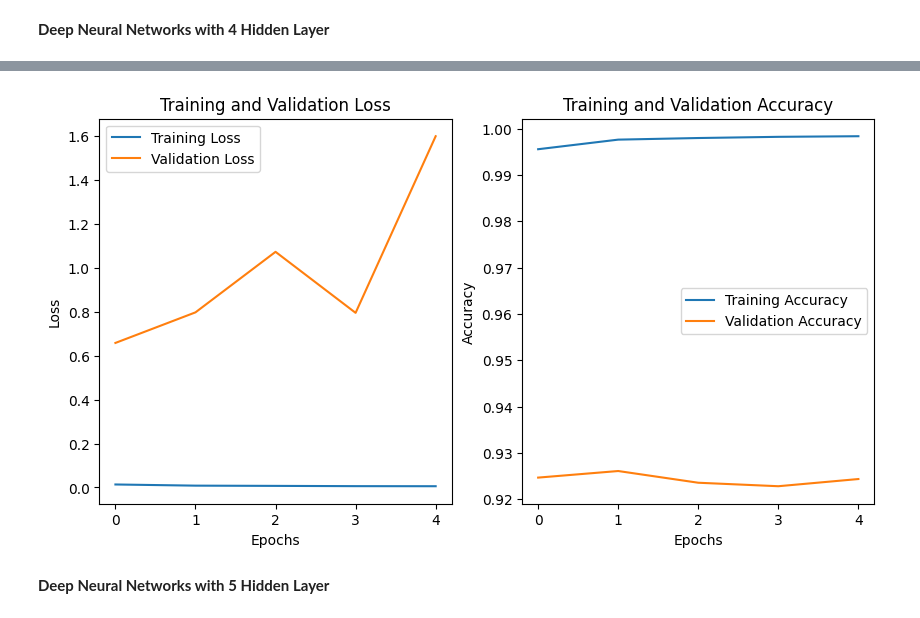
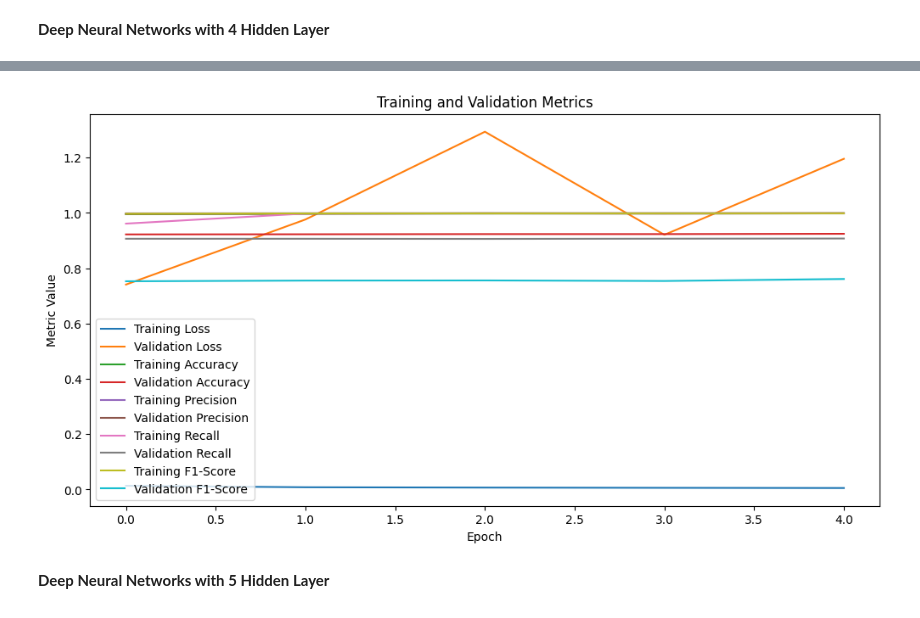
Before and after one commit to irwanmaulana42/google-collab, a Jupyter notebook: Copy_of_Anomaly_based_Network_Intrusion_Detection_System.ipynb, the cells around one changed output, grey strips where cells are left out. Drawn from its saved outputs; the diff is of its cells as text; code cells hidden in the pictures.

```diff
--- a/Copy_of_Anomaly_based_Network_Intrusion_Detection_System.ipynb
+++ b/Copy_of_Anomaly_based_Network_Intrusion_Detection_System.ipynb
@@ -584,31 +595,32 @@ model.add(Dropout(0.01))
 model.add(Dense(1))
 model.add(Activation('sigmoid'))
 
-model.compile(loss='binary_crossentropy',optimizer='adam',metrics=['accuracy'])
+model.compile(loss='binary_crossentropy',optimizer='adam',metrics=['accuracy', precision, recall, f1score])
 history4 = model.fit(X_train, y_train, validation_data=(X_test, y_test), batch_size=batch_size, epochs=5)
 model.save("model_nn4.hdf5")
 
-# 2. plot the training and validation loss and accuracy
-plt.figure(figsize=(10, 5))
+# buat grafik
+fig, ax = plt.subplots(figsize=(12,6))
+ax.plot(history4.history['loss'], label='Training Loss')
+ax.plot(history4.history['val_loss'], label='Validation Loss')
+ax.plot(history4.history['accuracy'], label='Training Accuracy')
+ax.plot(history4.history['val_accuracy'], label='Validation Accuracy')
+ax.plot(history4.history['precision'], label='Training Precision')
+ax.plot(history4.history['val_precision'], label='Validation Precision')
+ax.plot(history4.history['recall'], label='Training Recall')
+ax.plot(history4.history['val_recall'], label='Validation Recall')
+ax.plot(history4.history['f1_score'], label='Training F1-Score')
+ax.plot(history4.history['val_f1_score'], label='Validation F1-Score')
 
-# plot the training loss and validation loss
-plt.subplot(1, 2, 1)
-plt.plot(history4.history['loss'], label='Training Loss')
-plt.plot(history4.history['val_loss'], label='Validation Loss')
-plt.title('Training and Validation Loss')
-plt.xlabel('Epochs')
-plt.ylabel('Loss')
-plt.legend()
+# tambahkan judul dan label pada sumbu x dan y
+ax.set_title('Training and Validation Metrics')
+ax.set_xlabel('Epoch')
+ax.set_ylabel('Metric Value')
 
-# plot the training accuracy and validation accuracy
-plt.subplot(1, 2, 2)
-plt.plot(history4.history['accuracy'], label='Training Accuracy')
-plt.plot(history4.history['val_accuracy'], label='Validation Accuracy')
-plt.title('Training and Validation Accuracy')
-plt.xlabel('Epochs')
-plt.ylabel('Accuracy')
-plt.legend()
+# tambahkan legend pada grafik
+ax.legend()
 
+# tampilkan grafik
 plt.show()
 # %% [output]
 Epoch 1/5
@@ -624,4 +636,4 @@ Epoch 5/5
-[figure, old version]
+[figure, new version]
 # %% [markdown]
 **Deep Neural Networks with 5 Hidden Layer**
 # %%
```
Also changed, not shown: parts of 6 cells of this notebook.
